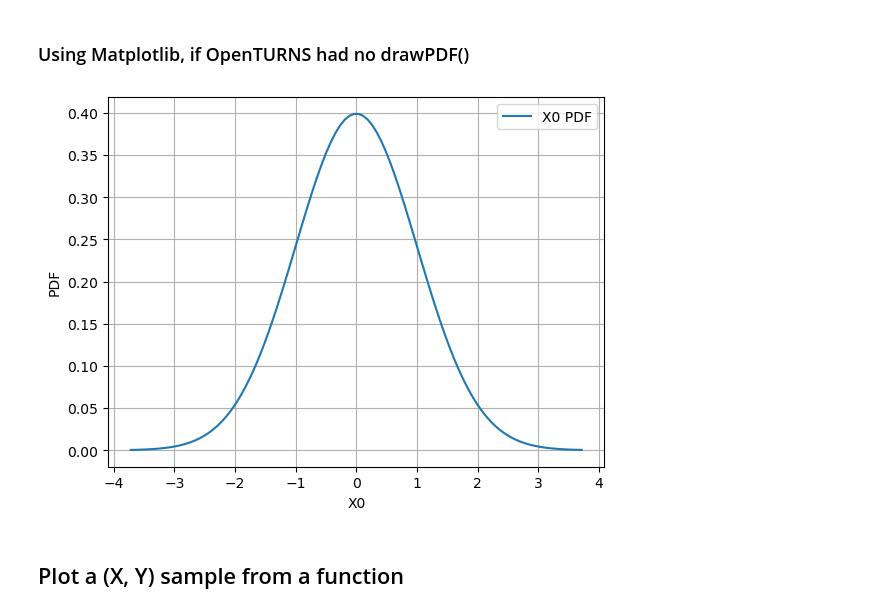
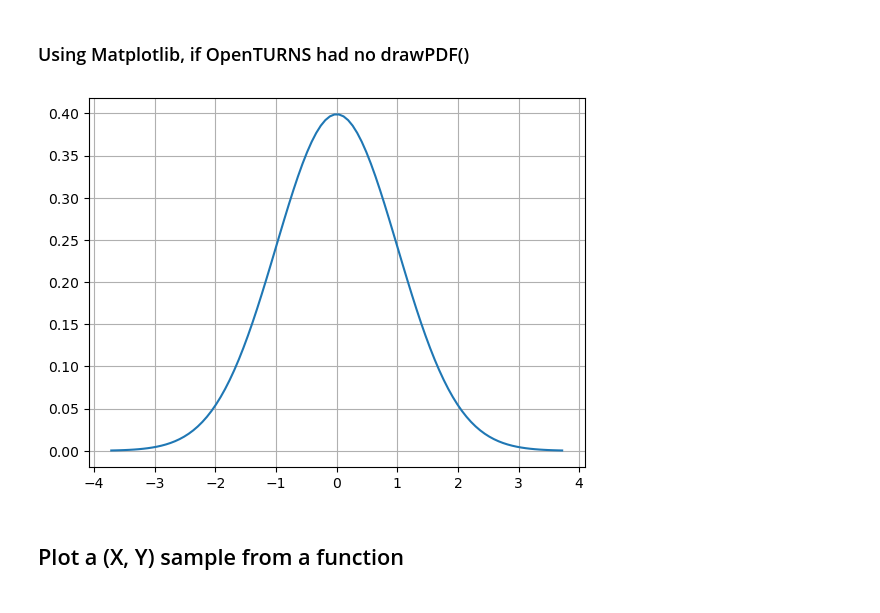
Before and after one commit to mbaudin47/pycrash, a Jupyter notebook: visualisation/visualisation_matplotlib_vs_openturns.ipynb, the cells around one changed output. Cells and saved outputs as stored; diff of their text form; code cells hidden in the pictures.

```diff
--- a/visualisation/visualisation_matplotlib_vs_openturns.ipynb
+++ b/visualisation/visualisation_matplotlib_vs_openturns.ipynb
@@ -32,19 +36,19 @@ distribution.drawPDF()  # <-- This is the tested feature
 # %%
 distribution = ot.Normal()
 p = 1.0e-4
 x_min = distribution.computeQuantile(p)
 x_max = distribution.computeQuantile(p, True)
 n_points = 100
 x_values = np.linspace(x_min, x_max, n_points)
 y_values = [distribution.computePDF(x) for x in x_values]
 _ = pl.figure()
 _ = pl.plot(x_values, y_values)
-pl.xlabel("X0")
-pl.ylabel("PDF")
-pl.legend(["X0 PDF"])
+# pl.xlabel("X0")  # Not strictly necessary
+# pl.ylabel("PDF")
+# pl.legend(["X0 PDF"])
 pl.grid()
 # %% [output]
-[figure, old version]
+[figure, new version]
 # %% [markdown]
 ## Plot a (X, Y) sample from a function
 # %% [markdown]
```
Also changed, not shown: parts of 10 cells of this notebook.
